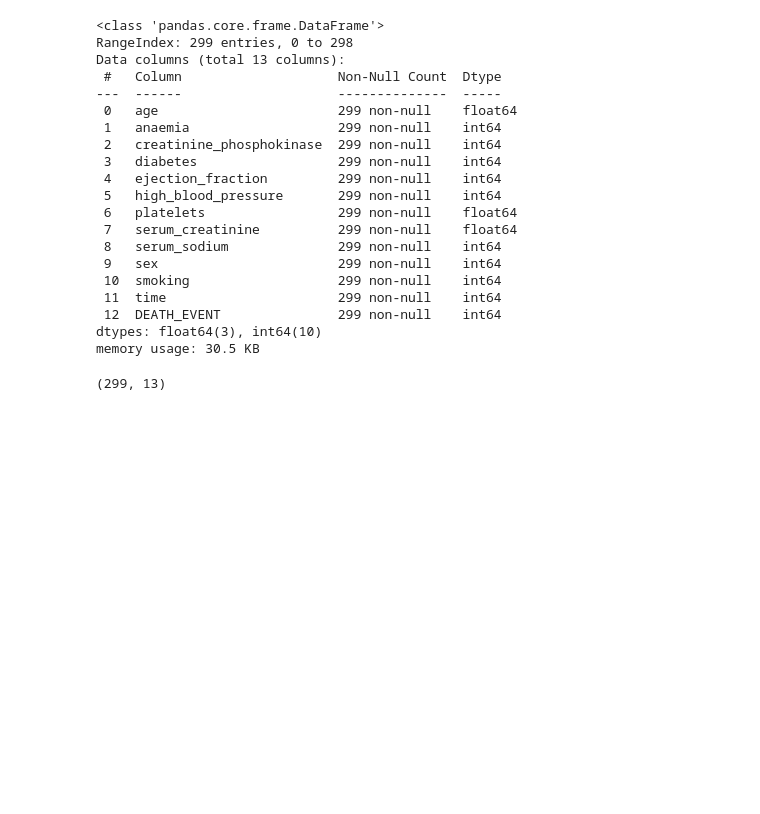
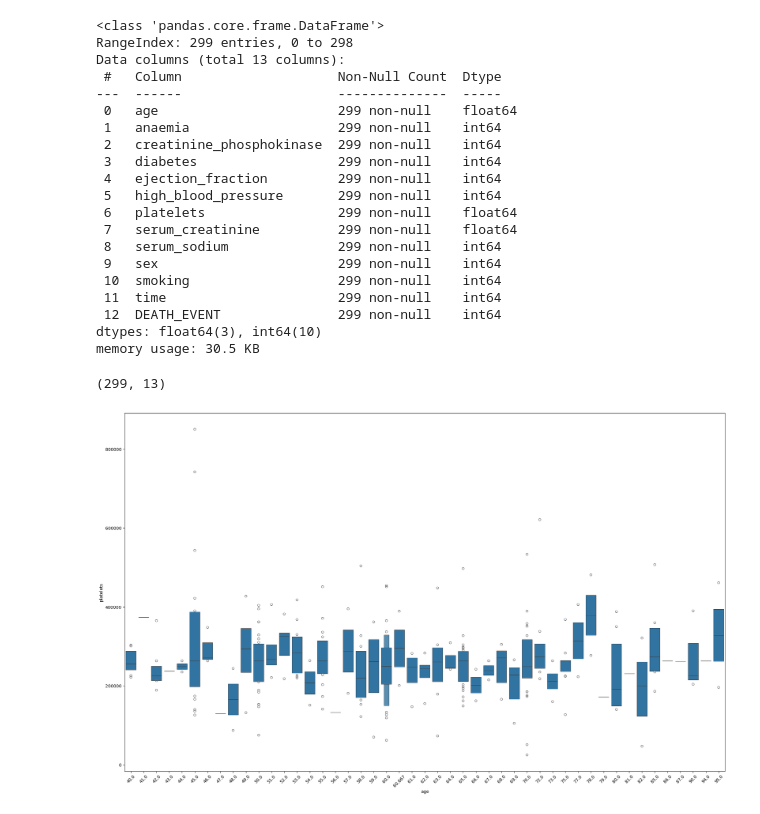
Before and after one commit to AjayKumar095/Data-Science-Masters, a Jupyter notebook: EDA_On_Heart_Failure_dataset/EDA_Assignment_14_Mar.ipynb, the cells around one changed output. Cells and saved outputs as stored; diff of their text form; code cells hidden in the pictures; blank space fills up the shorter version.

```diff
--- a/EDA_On_Heart_Failure_dataset/EDA_Assignment_14_Mar.ipynb
+++ b/EDA_On_Heart_Failure_dataset/EDA_Assignment_14_Mar.ipynb
@@ -52,3 +52,13 @@ memory usage: 30.5 KB
 df.shape
 # %% [output]
 (299, 13)
+# %%
+import seaborn as sns
+import matplotlib.pylab as plt
+
+plt.figure(figsize=(25,15))
+sns.boxenplot(x=df['age'], y=df['platelets'])
+plt.xticks(rotation=45)
+plt.show()
+# %% [output]
+[figure, added]
```
Also changed, not shown: parts of 4 cells of this notebook.
